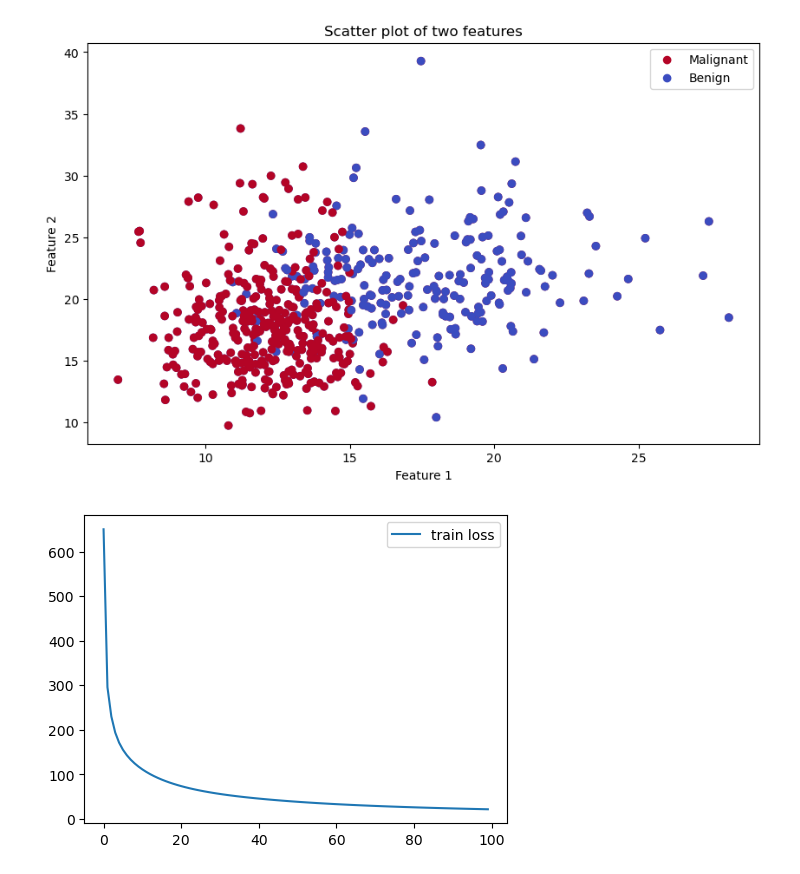
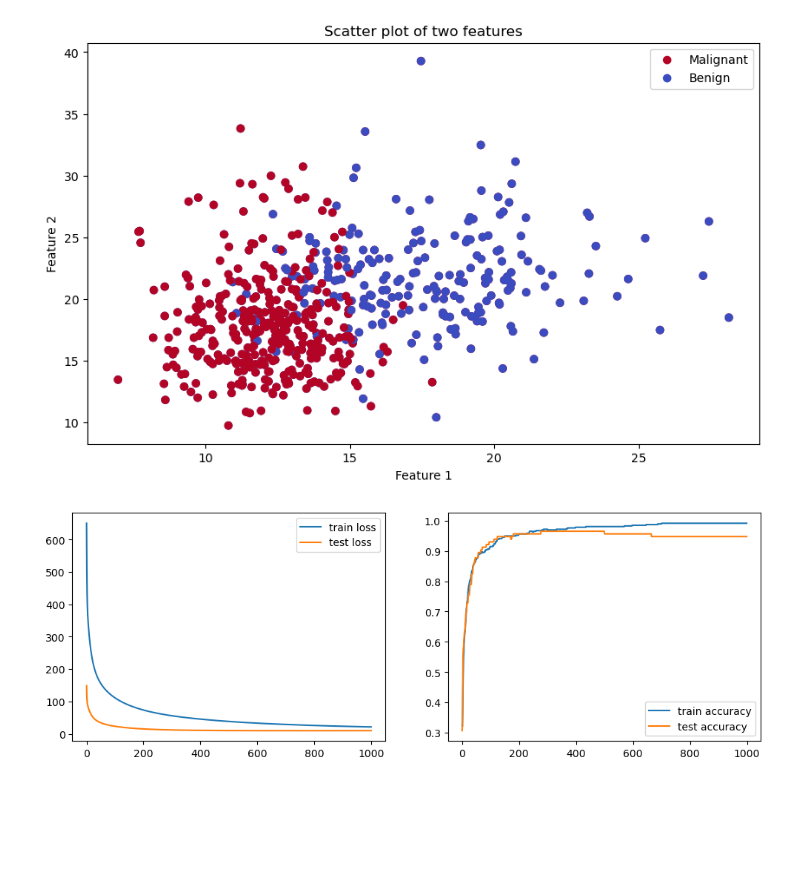
Before and after one commit to Jamie135/multilayer-perceptron, a Jupyter notebook: mlp.ipynb, the cells around one changed output. Drawn from its saved outputs; the diff is of its cells as text; code cells hidden in the pictures; blank space fills up the shorter version.

Commit message:
added test plot

```diff
--- a/mlp.ipynb
+++ b/mlp.ipynb
@@ -23,6 +23,8 @@ X_train, X_test, y_train, y_test = train_test_split(X_normalized, y, test_size=0
 
 X_train = X_train.T
 y_train = y_train.T
+X_test = X_test.T
+y_test = y_test.T
 
 print('X_train dimension: ', X_train.shape)
 print('y_train dimension: ', y_train.shape)
@@ -109,20 +111,21 @@ def back_propagation(y, activations, parameters):
 # %%
 def update(gradients, parameters, learning_rate):
 
-    C = len(parameters) // 2
+    hidden_layer = len(parameters) // 2
 
-    for c in range(1, C + 1):
-        parameters['W' + str(c)] = parameters['W' + str(c)] - learning_rate * gradients['dW' + str(c)]
-        parameters['b' + str(c)] = parameters['b' + str(c)] - learning_rate * gradients['db' + str(c)]
+    for l in range(1, hidden_layer + 1):
+        parameters['W' + str(l)] = parameters['W' + str(l)] - learning_rate * gradients['dW' + str(l)]
+        parameters['b' + str(l)] = parameters['b' + str(l)] - learning_rate * gradients['db' + str(l)]
 
     return parameters
 # %%
 def predict(X, parameters):
     activations = forward_propagation(X, parameters)
-    A2 = activations['A2']
-    return A2 >= 0.5
+    hidden_layer = len(parameters) // 2
+    A = activations['A' + str(hidden_layer)]
+    return A >= 0.5
 # %%
-def train(X_train, y_train, hidden_layers = (32, 32, 32), learning_rate = 0.1, epochs = 1000):
+def train(X_train, y_train, X_test, y_test, hidden_layers = (32, 32, 32), learning_rate = 0.01, epochs = 10000):
 
     np.random.seed(42)
 
@@ -133,31 +136,39 @@ def train(X_train, y_train, hidden_layers = (32, 32, 32), learning_rate = 0.1, e
     parameters = init(dimensions)
 
     train_loss = []
+    test_loss = []
     train_acc = []
+    test_acc = []
 
     for i in tqdm(range(epochs)):
 
         activations = forward_propagation(X_train, parameters)
+        activations_test = forward_propagation(X_test, parameters)
         gradients = back_propagation(y_train, activations, parameters)
         parameters = update(gradients, parameters, learning_rate)
 
         if (i % 10 == 0):
-            C = len(parameters) // 2
-            train_loss.append(loss(y_train, activations['A' + str(C)]))
-            # y_pred = predict(X_train, parameters)
-            # current_accuracy = accuracy_score(y_train.flatten(), y_pred.flatten())
-            # train_acc.append(current_accuracy)
+            L = len(parameters) // 2
+            train_loss.append(loss(y_train, activations['A' + str(L)]))
+            y_pred = predict(X_train, parameters)
+            train_acc.append(accuracy_score(y_train.flatten(), y_pred.flatten()))
+
+            test_loss.append(loss(y_test, activations_test['A' + str(L)]))
+            y_test_pred = predict(X_test, parameters)
+            test_acc.append(accuracy_score(y_test.flatten(), y_test_pred.flatten()))
 
     plt.figure(figsize=(12, 4))
     plt.subplot(1, 2, 1)
     plt.plot(train_loss, label='train loss')
+    plt.plot(test_loss, label='test loss')
     plt.legend()
-    # plt.subplot(1, 2, 2)
-    # plt.plot(train_acc, label='train accuracy')
-    # plt.legend()
+    plt.subplot(1, 2, 2)
+    plt.plot(train_acc, label='train accuracy')
+    plt.plot(test_acc, label='test accuracy')
+    plt.legend()
     plt.show()
     return parameters
 # %%
-parameters = train(X_train, y_train)
+parameters = train(X_train, y_train, X_test, y_test)
 # %% [output]
-[figure, old version]
+[figure, new version]
```
Also changed, not shown: parts of 2 cells of this notebook.
